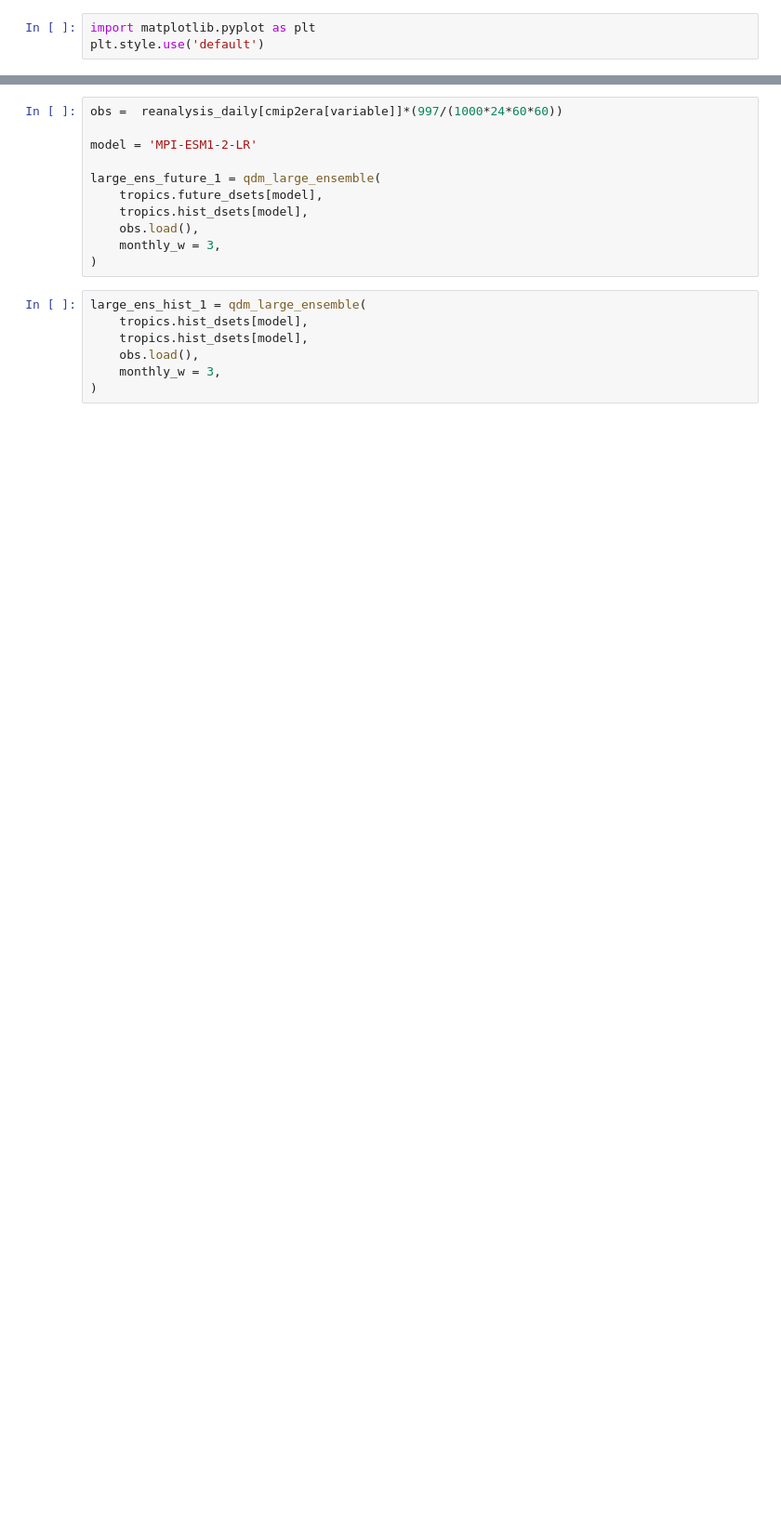
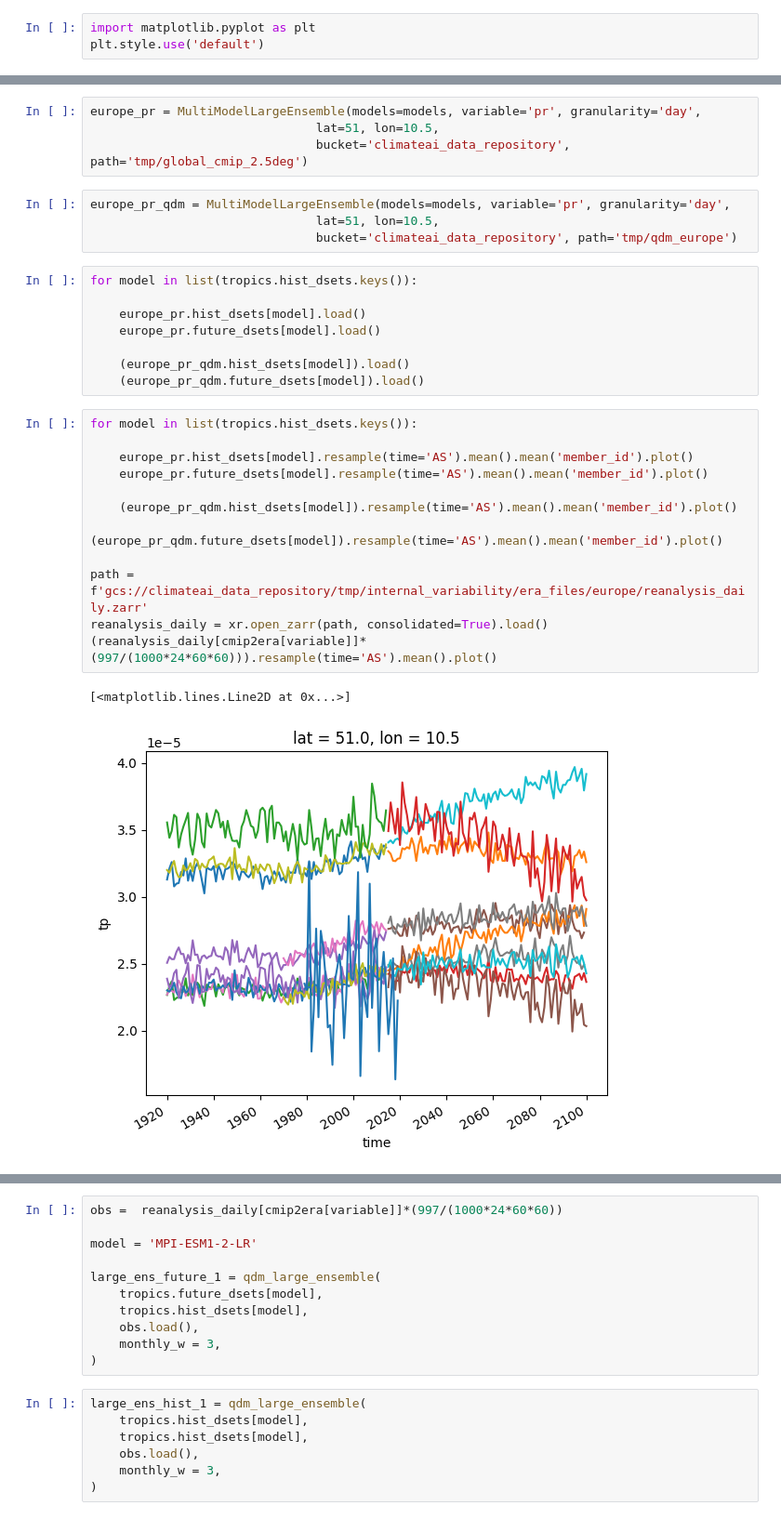
Before and after one commit to MackenzieBlanusa/InternalVariability, a Jupyter notebook: notebooks/Historical_qdm copy.ipynb, the cells around one changed output, grey strips where cells are left out. Shown at 93% size. Drawn from its saved outputs; the diff is of its cells as text; blank space fills up the shorter version.

```diff
--- a/notebooks/Historical_qdm copy.ipynb
+++ b/notebooks/Historical_qdm copy.ipynb
@@ -64,0 +186,31 @@ Processing tropics future for tasmax
+# %%
+europe_pr = MultiModelLargeEnsemble(models=models, variable='pr', granularity='day',
+                               lat=51, lon=10.5,
+                               bucket='climateai_data_repository', path='tmp/global_cmip_2.5deg')
+# %%
+europe_pr_qdm = MultiModelLargeEnsemble(models=models, variable='pr', granularity='day',
+                               lat=51, lon=10.5,
+                               bucket='climateai_data_repository', path='tmp/qdm_europe')
+# %%
+for model in list(tropics.hist_dsets.keys()):
+
+    europe_pr.hist_dsets[model].load()
+    europe_pr.future_dsets[model].load()
+
+    (europe_pr_qdm.hist_dsets[model]).load()
+    (europe_pr_qdm.future_dsets[model]).load()
+# %%
+for model in list(tropics.hist_dsets.keys()):
+
+    europe_pr.hist_dsets[model].resample(time='AS').mean().mean('member_id').plot()
+    europe_pr.future_dsets[model].resample(time='AS').mean().mean('member_id').plot()
+
+    (europe_pr_qdm.hist_dsets[model]).resample(time='AS').mean().mean('member_id').plot()
+    (europe_pr_qdm.future_dsets[model]).resample(time='AS').mean().mean('member_id').plot()
+
+path = f'gcs://climateai_data_repository/tmp/internal_variability/era_files/europe/reanalysis_daily.zarr'
+reanalysis_daily = xr.open_zarr(path, consolidated=True).load()
+(reanalysis_daily[cmip2era[variable]]* (997/(1000*24*60*60))).resample(time='AS').mean().plot()
+# %% [output]
+[<matplotlib.lines.Line2D at 0x...>]
+[figure, added]
```
Also changed, not shown: parts of 45 cells of this notebook.
